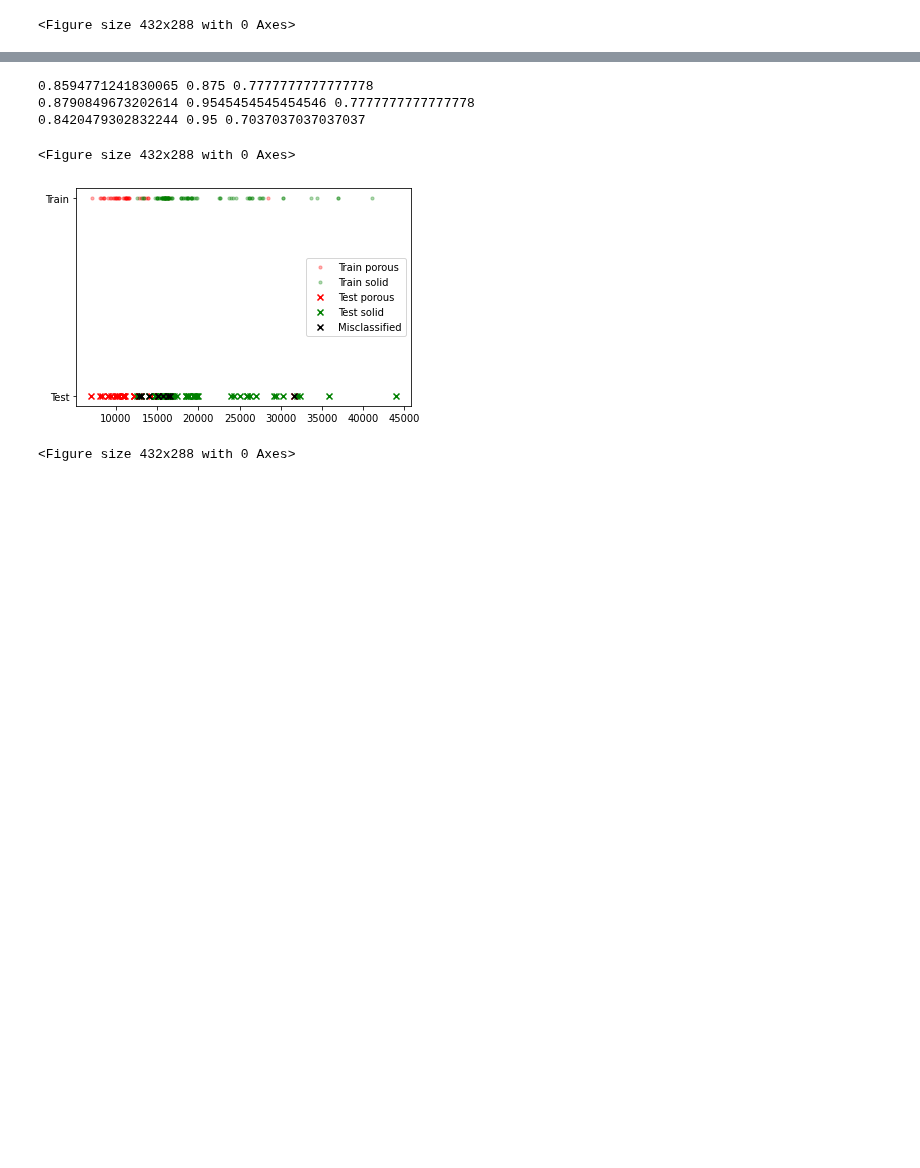
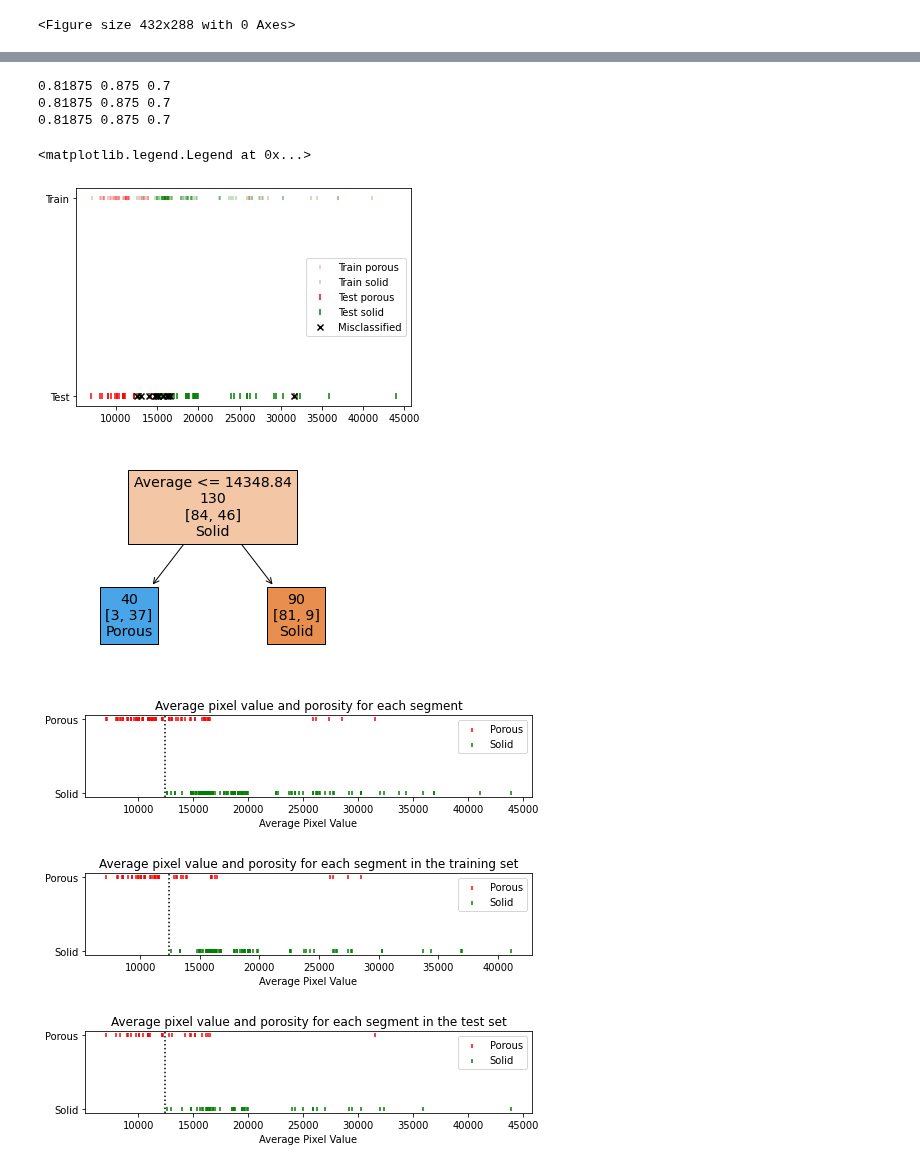
Before and after one commit to ErikSievers/thesis, a Jupyter notebook: final-notebook-v3.ipynb, the cells around one changed output, grey strips where cells are left out. Drawn from its saved outputs; the diff is of its cells as text; code cells hidden in the pictures; blank space fills up the shorter version.

```diff
--- a/final-notebook-v3.ipynb
+++ b/final-notebook-v3.ipynb
@@ -27,7 +27,7 @@ yend = 1770
 powderthickness = 80
 endlayer = 225
 vsegments = [0, 150, 187, endlayer]
-porositythreshold = 0.125
+porositythreshold = 0.10
 
 paths = pathlib.Path('./OT data 80 um/int').glob('*.tif')
 paths_sorted = [x for x in paths]
@@ -110,7 +110,7 @@ separate_test = True
 objectsplit = 2
 upsamplingratio = 2
 positive_multiplier = 2
-porositythreshold = 0.125
+porositythreshold = 0.10
 
 paths = pathlib.Path('./OT data 80 um/int').glob('*.tif')
 paths_sorted = [x for x in paths]
@@ -523,44 +541,87 @@ testoutliers = calculateoutliers(testpreprocessed, type, nSetting, windowsize)
 # %%
 from sklearn.ensemble import RandomForestClassifier
 from sklearn import neighbors, metrics
+from sklearn import tree
+from sklearn.inspection import DecisionBoundaryDisplay
 Ytrain = np.array(trainobjectinfo.loc[:,"Label"])
 Ytest = np.array(testobjectinfo.loc[:,"Label"])
 
 TrainMean = np.array([np.nanmean(object) for object in trainobjects])
 TrainStd = np.array([np.nanstd(object) for object in trainobjects])
 TestMean = np.array([np.nanmean(object) for object in testobjects])
 TestStd = np.array([np.nanstd(object) for object in testobjects])
 Xtrain = np.concatenate((TrainMean.reshape(-1, 1), TrainStd.reshape(-1, 1)), axis=1)
 Xtest = np.concatenate((TestMean.reshape(-1, 1), TestStd.reshape(-1, 1)), axis=1)
 
 
 
 clf = RandomForestClassifier(max_depth=2, random_state=0)
 clf.fit(Xtrain, Ytrain)
 Ypred = clf.predict(Xtest)
 print(metrics.roc_auc_score(Ytest, Ypred), metrics.precision_score(testobjectinfo.Label, Ypred, zero_division=0), metrics.recall_score(testobjectinfo.Label, Ypred, zero_division=0))
 clf = neighbors.KNeighborsClassifier(n_neighbors=5)
-clf.fit(Xtrain, Ytrain)
-Ypred = clf.predict(Xtest)
-print(metrics.roc_auc_score(Ytest, Ypred), metrics.precision_score(testobjectinfo.Label, Ypred, zero_division=0), metrics.recall_score(testobjectinfo.Label, Ypred, zero_division=0))
 clf.fit(TrainMean.reshape(-1, 1), Ytrain)
 Ypred = clf.predict(TestMean.reshape(-1, 1))
 print(metrics.roc_auc_score(Ytest, Ypred), metrics.precision_score(testobjectinfo.Label, Ypred, zero_division=0), metrics.recall_score(testobjectinfo.Label, Ypred, zero_division=0))
-ones = np.ones(len(Ytrain))
-zeros = np.zeros(len(Ytest))
+clf = tree.DecisionTreeClassifier(max_depth=1)
+clf.fit(TrainMean.reshape(-1, 1), Ytrain)
+Ypred = clf.predict(TestMean.reshape(-1, 1))
+print(metrics.roc_auc_score(Ytest, Ypred), metrics.precision_score(testobjectinfo.Label, Ypred, zero_division=0), metrics.recall_score(testobjectinfo.Label, Ypred, zero_division=0))
+onetrain = np.ones(len(Ytrain))
+zerotrain = np.zeros(len(Ytrain))
+onetest = np.ones(len(Ytest))
+zerotest = np.zeros(len(Ytest))
 
-plt.scatter(TrainMean[Ytrain == 1], ones[Ytrain == 1], c='r', s=10, alpha=0.3, label='Train porous')
-plt.scatter(TrainMean[Ytrain == 0], ones[Ytrain == 0], c='g', s=10, alpha=0.3, label='Train solid')
-plt.scatter(TestMean[Ytest == 1], zeros[Ytest == 1], c='r', label='Test porous', marker='x')
-plt.scatter(TestMean[Ytest == 0], zeros[Ytest == 0], c='g', label='Test solid', marker='x')
+
+plt.scatter(TrainMean[Ytrain == 1], ones[Ytrain == 1], c='r', s=10, alpha=0.3, label='Train porous', marker = '|')
+plt.scatter(TrainMean[Ytrain == 0], ones[Ytrain == 0], c='g', s=10, alpha=0.3, label='Train solid', marker = '|')
+plt.scatter(TestMean[Ytest == 1], zeros[Ytest == 1], c='r', label='Test porous', marker = '|')
+plt.scatter(TestMean[Ytest == 0], zeros[Ytest == 0], c='g', label='Test solid', marker = '|')
 plt.scatter(TestMean[Ypred != Ytest], zeros[Ypred != Ytest], c='black', marker='x', label='Misclassified')
 plt.yticks([0, 1], ['Test', 'Train'])
 plt.legend()
 plt.figure()
+tree.plot_tree(clf, feature_names=['Average'], class_names=['Solid', 'Porous'], filled=True, impurity=False, label='none')
+
+f = plt.figure()
+plt.title("Average pixel value and porosity for each segment")
+f.set_figwidth(8)
+f.set_figheight(1.5)
+plt.scatter(np.concatenate([TrainMean[Ytrain == 1], TestMean[Ytest == 1]], axis=0), np.concatenate([onetrain[Ytrain == 1], onetest[Ytest == 1]], axis=0), c='r', s=10, marker="|", label='Porous')
+plt.scatter(np.concatenate([TrainMean[Ytrain == 0], TestMean[Ytest == 0]], axis=0), np.concatenate([zerotrain[Ytrain == 0], zerotest[Ytest == 0]], axis=0), c='g', s=10, marker="|", label='Solid')
+plt.yticks([0, 1], ['Solid', 'Porous'])
+plt.axline((12400, 0), (12400, 1), color='black', linestyle='dotted')
+plt.xlabel("Average Pixel Value")
+plt.legend()
+
+f = plt.figure()
+plt.title("Average pixel value and porosity for each segment in the training set")
+f.set_figwidth(8)
+f.set_figheight(1.5)
+plt.scatter(TrainMean[Ytrain == 1], onetrain[Ytrain == 1], c='r', s=10, marker="|", label='Porous')
+plt.scatter(TrainMean[Ytrain == 0], zerotrain[Ytrain == 0], c='g', s=10, marker="|", label='Solid')
+plt.yticks([0, 1], ['Solid', 'Porous'])
+plt.axline((12400, 0), (12400, 1), color='black', linestyle='dotted')
+plt.xlabel("Average Pixel Value")
+plt.legend()
+
+f = plt.figure()
+plt.title("Average pixel value and porosity for each segment in the test set")
+f.set_figwidth(8)
+f.set_figheight(1.5)
+plt.scatter(TestMean[Ytest == 1], onetest[Ytest == 1], c='r', s=10, marker="|", label='Porous')
+plt.scatter(TestMean[Ytest == 0], zerotest[Ytest == 0], c='g', s=10, marker="|", label='Solid')
+plt.yticks([0, 1], ['Solid', 'Porous'])
+plt.axline((12400, 0), (12400, 1), color='black', linestyle='dotted')
+plt.xlabel("Average Pixel Value")
+plt.legend()
 # %% [output]
-0.8594771241830065 0.875 0.7777777777777778
-0.8790849673202614 0.9545454545454546 0.7777777777777778
-0.8420479302832244 0.95 0.7037037037037037
+0.81875 0.875 0.7
+0.81875 0.875 0.7
+0.81875 0.875 0.7
-<Figure size 432x288 with 0 Axes>
+<matplotlib.legend.Legend at 0x...>
-[figure, old version]
+[figure, new version]
-<Figure size 432x288 with 0 Axes>
+[figure, added]
+[figure, added]
+[figure, added]
+[figure, added]
```
Also changed, not shown: parts of 4 cells of this notebook, 5 other files.
